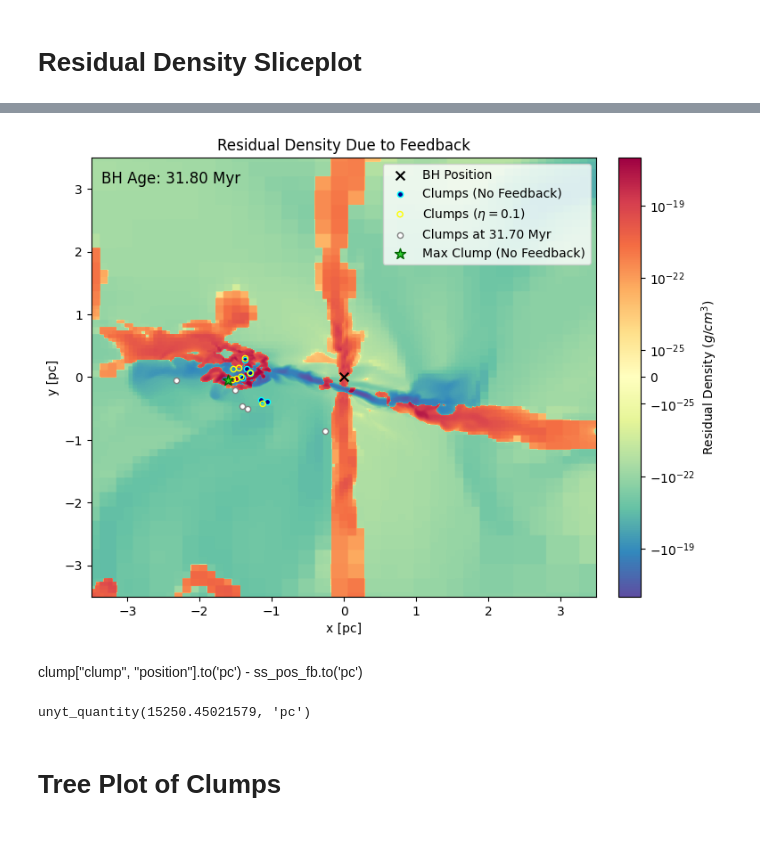
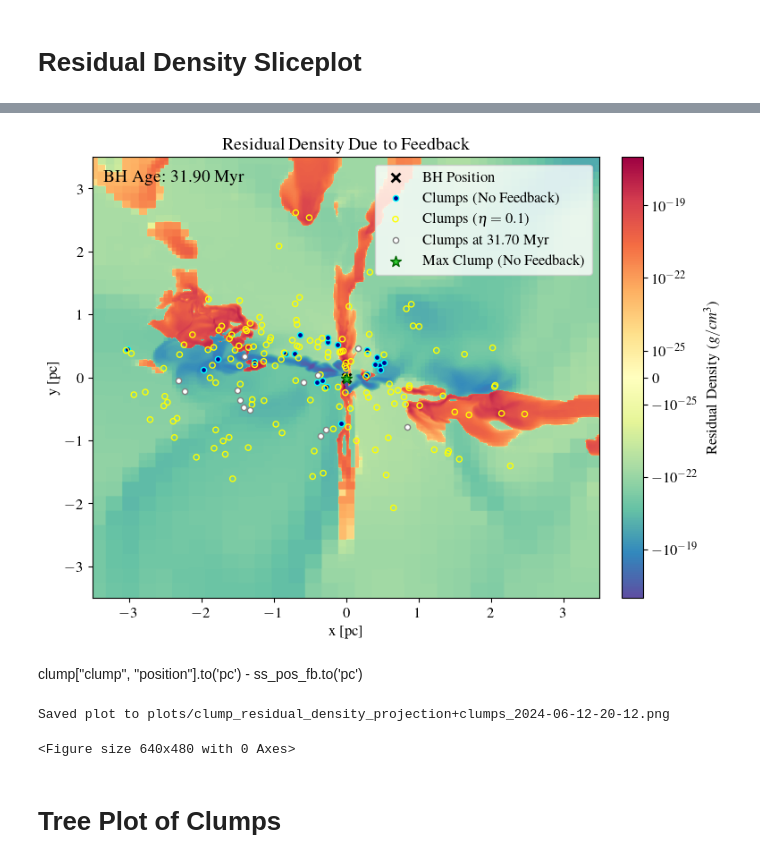
Before and after one commit to simonetgordon/smartstar_simulation_analysis, a Jupyter notebook: python_scripts/csv-data-plotting/plot_mass_growth.ipynb, the cells around one changed output, grey strips where cells are left out. Saved outputs shown, nothing was run; the diff lists cells and outputs as text; code cells hidden in the pictures; blank space fills up the shorter version.

```diff
--- a/python_scripts/csv-data-plotting/plot_mass_growth.ipynb
+++ b/python_scripts/csv-data-plotting/plot_mass_growth.ipynb
@@ -519,6 +528,10 @@ Saved plot to plots/clump_properties_over_time_2024-06-12.png
 # Residual Density Sliceplot
 # %%
 # Load the datasets
+ds_og = yt.load("/Backup01/sgordon/disk14/pleiades-11-12-23/seed1-bh-only/270msun/replicating-beckmann/1B.RSb01-2/DD0445/DD0445")
 ds_no_feedback = yt.load("/Backup01/sgordon/disk14/pleiades-11-12-23/seed1-bh-only/270msun/replicating-beckmann/1B.RSb01-2/DD0447/DD0447")
 ds_with_feedback = yt.load("/disk01/sgordon/pleiades-18-03-24/seed1-bh-only/270msun/thermal-fb/1B.resim.th.b01-3-eta-0.1/DD0695/DD0695")
+ss_pos_no_fb, ss_mass, ss_age = ss_properties(ds_no_feedback)
+ss_pos_fb, _, _ = ss_properties(ds_with_feedback)
+ss_pos_og, _, _ = ss_properties(ds_og)
 # %% [output]
@@ -552,3 +558,0 @@ ds =  DD0596
-# %%
-ds_og = yt.load('/disk14/sgordon/pleiades-11-12-23/seed1-bh-only/270msun/replicating-beckmann/1B.RSb01-2/DD0445/DD0445')
-ss_pos_og, _, _ = ss_properties(ds_og)
@@ -575,7 +566,4 @@ ds =  DD0596
 # %%
-from matplotlib.colors import LogNorm
-from matplotlib.colors import SymLogNorm
-
 global CONTRAST
 CONTRAST = False
 
@@ -584,9 +572,9 @@ width = (7.0, 'pc')  # Width of the region in physical units
 resolution = (1000, 1000)  # Resolution of the FRB
 
 # Load clump datasets (assuming these are the paths to your clump data files)
-clumps_no_feedback = yt.load('../DD0446_clump_0.h5')
-clumps_with_feedback = yt.load('../DD0596_clump_0.h5')
-clumps_og = yt.load('../DD0445_clump_0.h5')
+clumps_no_feedback = yt.load('../clumps/DD0447_clump_0.h5')
+clumps_with_feedback = yt.load('../clumps/DD0695_clump_0.h5')
+clumps_og = yt.load('../clumps/DD0445_clump_0.h5')
 
 # Clump position (proper pc)
 clumps_pos_no_fb = [clump["clump", "position"].to('pc') for clump in clumps_no_feedback.leaves]
@@ -677,7 +666,7 @@ plt.text(
     0.02, 0.97,  # x, y in figure coordinates
     time_text,
     transform=plt.gca().transAxes,  # Use axis transform to interpret coordinates
-    fontsize=12,
+    fontsize=14,
     color='black',  # Choose a color that stands out against your plot background
     ha='left',  # Horizontal alignment
     va='top'    # Vertical alignment
@@ -699,40 +688,44 @@ plt.scatter(
 )
 
 # Overlay clump positions for the original dataset
 plt.scatter(
     clumps_pos_rel_og[:, 0],  # X positions
     clumps_pos_rel_og[:, 1],  # Y positions
     color='white', marker='o', s=msize, edgecolors='grey', label='Clumps at 31.70 Myr'
 )
 
 # Overlay the position of the most massive clump in no-fb
 plt.scatter(
     pos_max_clump_no_fb[0] - ss_pos_no_fb[0].to('pc'),  # X positions
     pos_max_clump_no_fb[1] - ss_pos_no_fb[1].to('pc'),  # Y positions
     color='limegreen', marker='*', s=msize*4, edgecolors='darkgreen',
     label='Max Clump (No Feedback)'
 )
 
 # # Setting tick locations and labels relative to ss_pos
 # tick_locs = np.linspace(-width[0]/2, width[0]/2, num=5)  # Example: 5 ticks from -width/2 to width/2
 # tick_labels = [f"{loc:.1f}" for loc in tick_locs]  # Convert tick locations to labels
 # plt.xticks(tick_locs, tick_labels)
 # plt.yticks(tick_locs, tick_labels)
 
 cbar = plt.colorbar(im, label=r'Density Contrast', fraction=0.046, pad=0.04) if CONTRAST else plt.colorbar(im, label=r'Residual Density ($g/cm^3$)', fraction=0.046, pad=0.04)
 plt.xlabel('x [pc]')
 plt.ylabel('y [pc]')
 plt.title('Density Contrast Due to Feedback') if CONTRAST else plt.title('Residual Density Due to Feedback')
 plt.legend(loc='upper right')
 plt.show()
 # %% [output]
-[figure, old version]
+[figure, new version]
 # %% [markdown]
 clump["clump", "position"].to('pc') - ss_pos_fb.to('pc')
-# %%
-pos_max_clump_no_fb[2]
-# %% [output]
-unyt_quantity(15250.45021579, 'pc')
+# %%
+timestamp = datetime.datetime.now().strftime("%Y-%m-%d-%H-%M")
+figtitle = 'clump_residual_density_projection+clumps' + f"_{timestamp}"
+plt.savefig(f'plots/{figtitle}.png', dpi=300, bbox_inches='tight')
+print(f"Saved plot to plots/{figtitle}.png")
+# %% [output]
+Saved plot to plots/clump_residual_density_projection+clumps_2024-06-12-20-12.png
+<Figure size 640x480 with 0 Axes>
 # %%
 # # Plot the density slice for the no-feedback run
 # p1 = yt.SlicePlot(ds_no_feedback, 'x', 'density', center=ss_pos_no_fb, width=(7.0, 'pc'))
```
Also changed, not shown: parts of 17 cells of this notebook.
